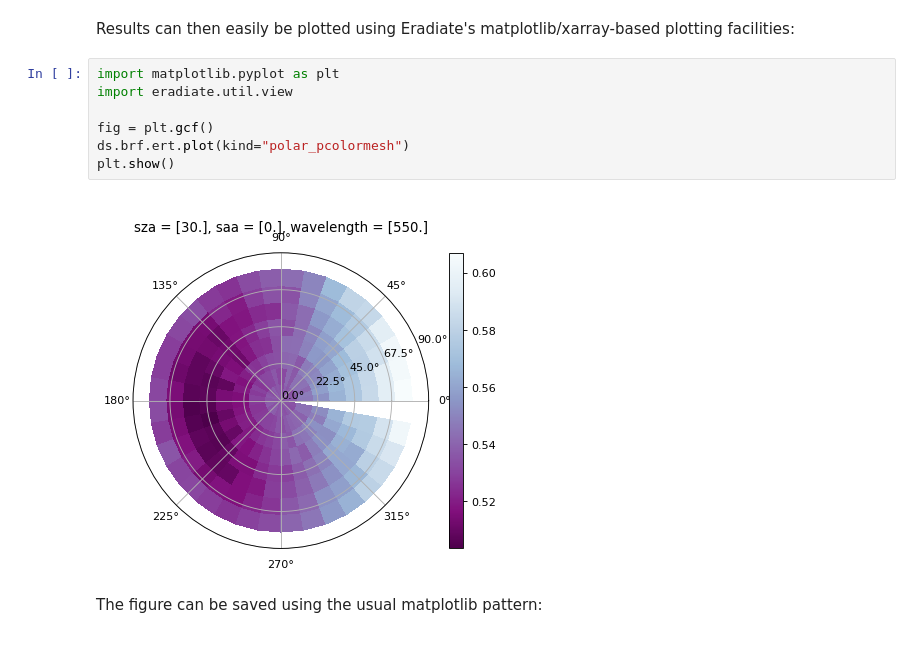
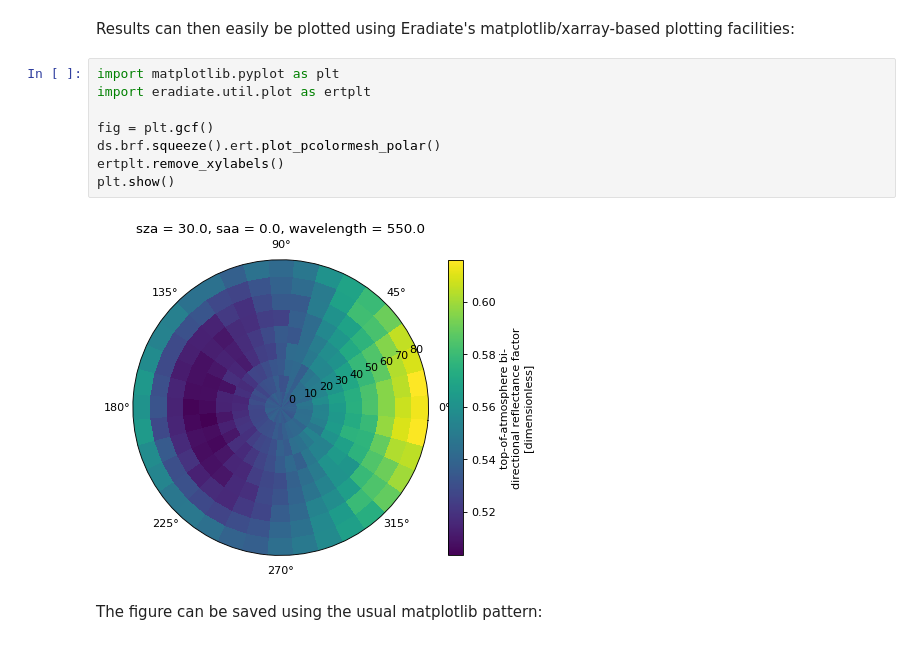
Before and after one commit to eradiate/eradiate-data, a Jupyter notebook: notebooks/tutorials/quick_overview/quick_overview.ipynb, the cells around one changed output. Saved outputs shown, nothing was run; the diff lists cells and outputs as text.

```diff
--- a/notebooks/tutorials/quick_overview/quick_overview.ipynb
+++ b/notebooks/tutorials/quick_overview/quick_overview.ipynb
@@ -146,13 +147,14 @@ ds.to_netcdf("ertonedim.nc")
 Results can then easily be plotted using Eradiate's matplotlib/xarray-based plotting facilities:
 # %%
 import matplotlib.pyplot as plt
-import eradiate.util.view
+import eradiate.util.plot as ertplt
 
 fig = plt.gcf()
-ds.brf.ert.plot(kind="polar_pcolormesh")
+ds.brf.squeeze().ert.plot_pcolormesh_polar()
+ertplt.remove_xylabels()
 plt.show()
 # %% [output]
-[figure, old version]
+[figure, new version]
 # %% [markdown]
 The figure can be saved using the usual matplotlib pattern:
 # %%
```
Also changed, not shown: parts of 4 cells of this notebook, 1 other file.
